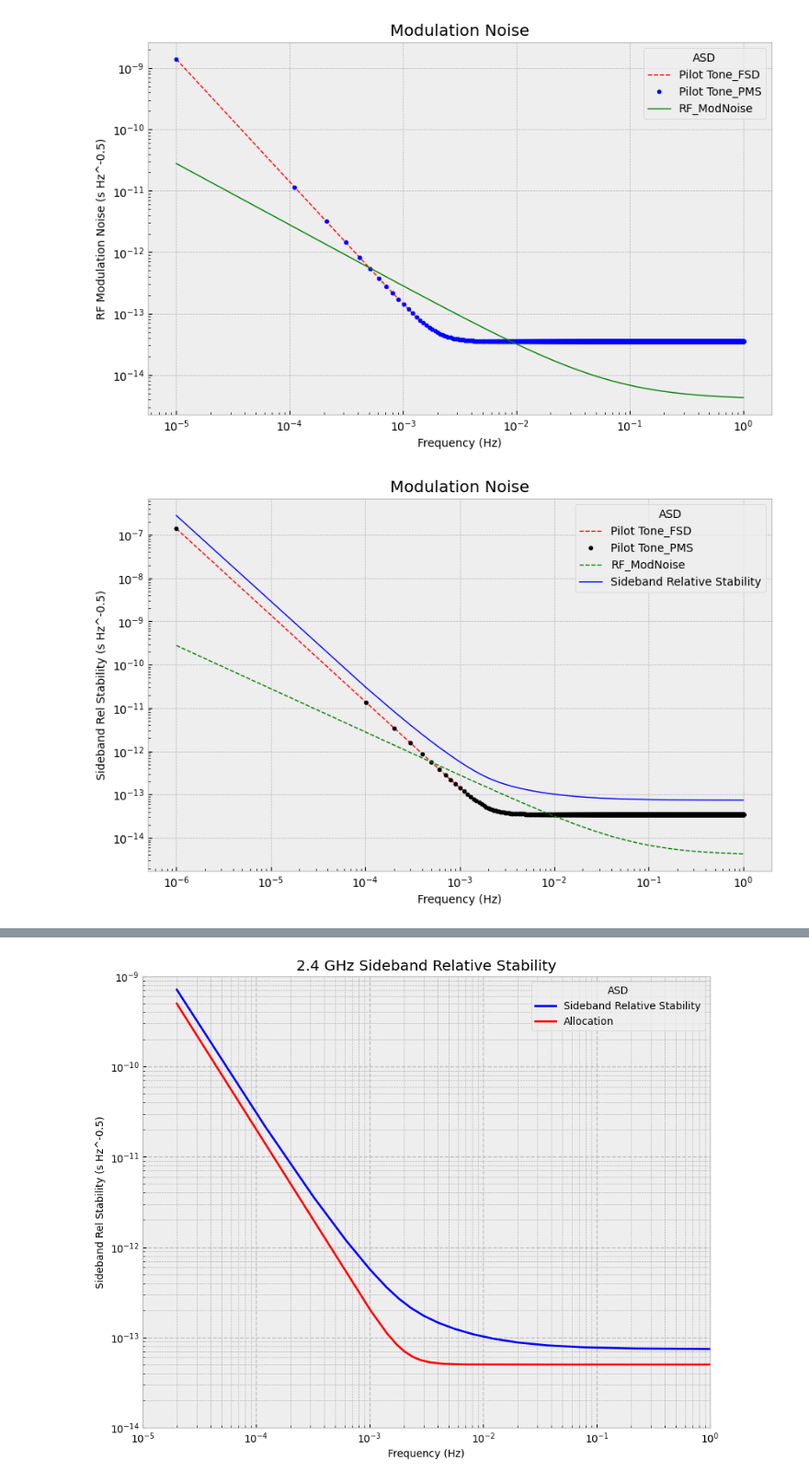
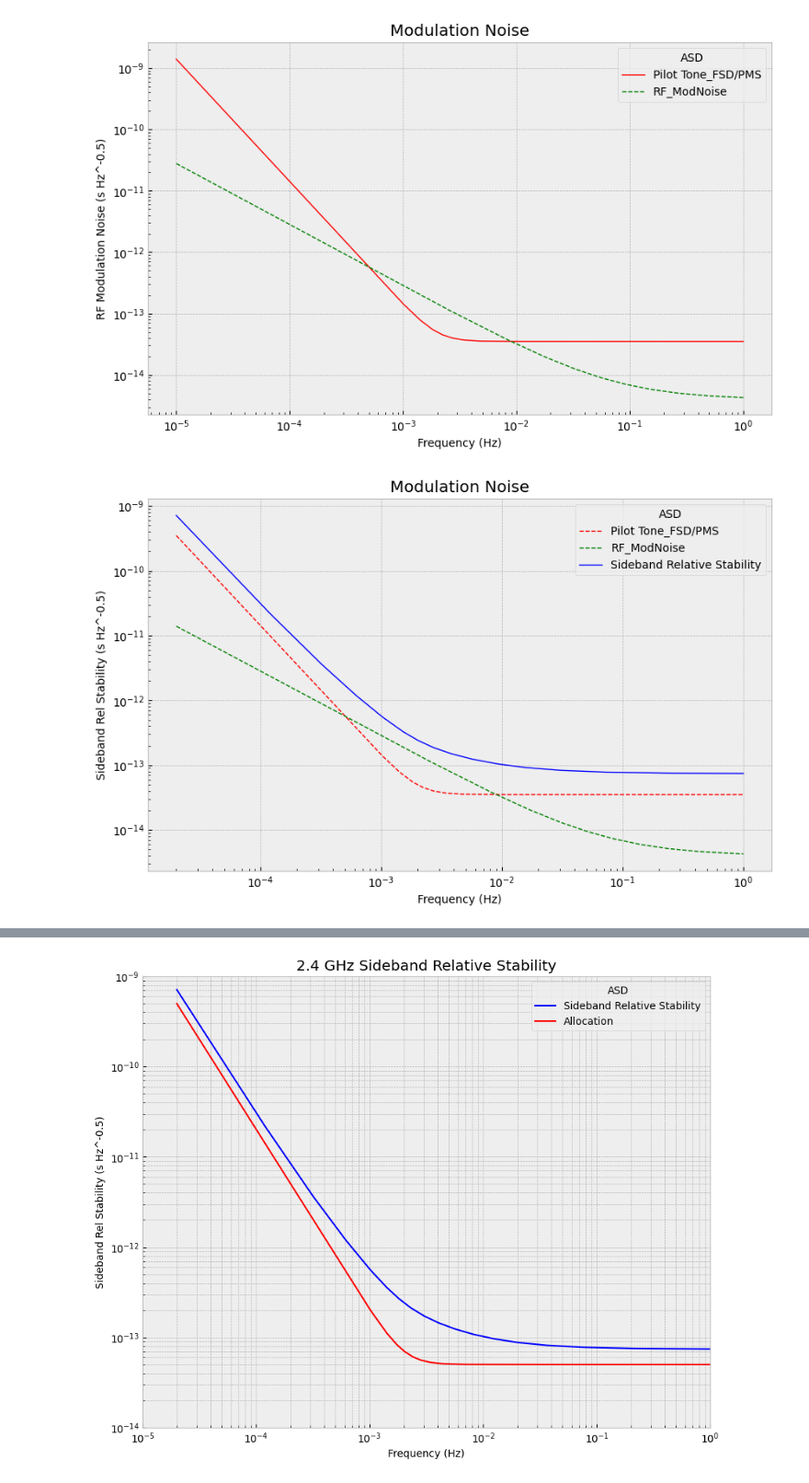
Before and after one commit to raidurgesh/RFNoise, a Jupyter notebook: RFModErr0.ipynb, the cells around one changed output, grey strips where cells are left out. Shown at 92% size. Saved outputs shown, nothing was run; the diff lists cells and outputs as text; code cells hidden in the pictures.

```diff
--- a/RFModErr0.ipynb
+++ b/RFModErr0.ipynb
@@ -45,11 +32,7 @@ plt.show()
 # %%
-import numpy as np
-import matplotlib.pyplot as plt
-#plt.style.use('bmh')
-#plt.figure().set_figwidth(15)
 plt.figure(figsize=(10,6))
-plt.plot(freq, Timing_Stability_FDS, 'r--',label = "Pilot Tone_FSD", linewidth=1.0)
-plt.plot(freq, Timing_Stability_PMS, 'k.',label = "Pilot Tone_PMS", linewidth=1.0)
+plt.plot(freq, Timing_Stability_FDS, 'r-',label = "Pilot Tone_FSD/PMS", linewidth=1.0)
+#plt.plot(freq, Timing_Stability_PMS, 'k--',label = "Pilot Tone_PMS", linewidth=1.0)
 plt.plot(freq, RF_ModNoise, 'g--',label = "RF_ModNoise", linewidth=1.0)
 plt.yscale("log")
 plt.xscale("log")
@@ -59,24 +42,20 @@ plt.ylabel("RF Modulation Noise (s Hz^-0.5)")
 plt.legend(title = "ASD")
 plt.show()
 # %% [output]
-[figure, old version]
+[figure, new version]
 # %%
-import numpy as np
-import matplotlib.pyplot as plt
-#plt.style.use('bmh')
-#plt.figure().set_figwidth(15)
 plt.figure(figsize=(10,6))
-plt.plot(freq, Timing_Stability_FDS, 'r--',label = "Pilot Tone_FSD", linewidth=1.0)
-plt.plot(freq, Timing_Stability_PMS, 'k.',label = "Pilot Tone_PMS", linewidth=1.0)
+plt.plot(freq, Timing_Stability_FDS, 'r--',label = "Pilot Tone_FSD/PMS", linewidth=1.0)
+#plt.plot(freq, Timing_Stability_PMS, 'k-',label = "Pilot Tone_PMS", linewidth=0.5)
 plt.plot(freq, RF_ModNoise, 'g--',label = "RF_ModNoise", linewidth=1.0)
 plt.plot(freq, SB_RelStability, 'b-',label = "Sideband Relative Stability", linewidth=1.0)
 plt.yscale("log")
 plt.xscale("log")
 plt.title("Modulation Noise")
 plt.xlabel("Frequency (Hz)")
 plt.ylabel("Sideband Rel Stability (s Hz^-0.5)")
 plt.legend(title = "ASD")
 plt.show()
 # %% [output]
-[figure, old version]
+[figure, new version]
 # %%
```
Also changed, not shown: parts of 4 cells of this notebook.
